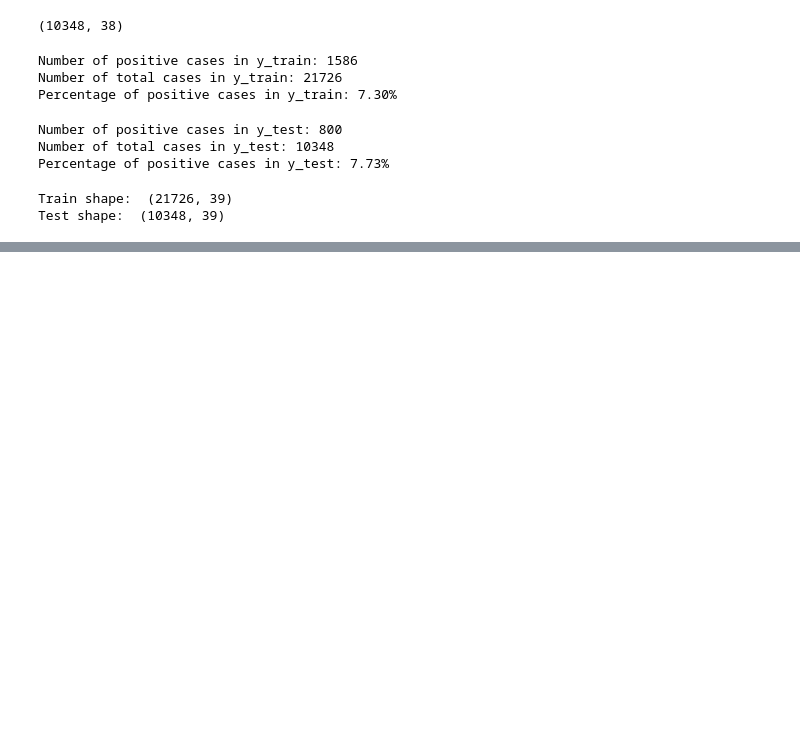
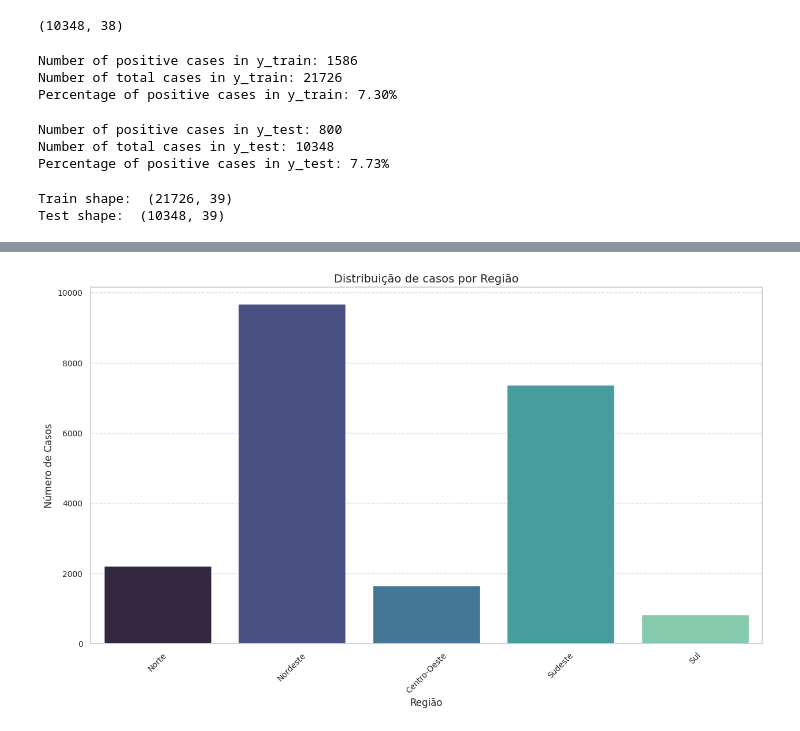
Before and after one commit to PietroGolfeto/DataSUS-Chikungunya-ML, a Jupyter notebook: data-cleaning/data-cleaning-hosp-pred-death.ipynb, the cells around one changed output, grey strips where cells are left out. Cells and saved outputs as stored; diff of their text form; code cells hidden in the pictures; blank space fills up the shorter version.

Commit message:
Improve plot visualization

```diff
--- a/data-cleaning/data-cleaning-hosp-pred-death.ipynb
+++ b/data-cleaning/data-cleaning-hosp-pred-death.ipynb
@@ -666,0 +676,4 @@ test.to_csv(f'{cleaned_path}test.csv', index=False)
+# %%
+# Carregar os dados do arquivo fornecido
+# data = pd.read_csv("/home/leandro/Documentos/UNICAMP/MC853/DataSUS-Chikungunya-ML/datasets/train.csv")
+data = pd.read_csv("/home/pietro/Desktop/DataSUS-Chikungunya-ML/datasets/train.csv")
@@ -938,0 +750,29 @@ Passing `palette` without assigning `hue` is deprecated and will be removed in v
+# %%
+# Gráfico de barras de casos confirmados por região
+
+region_counts = data[region_cols].sum()
+
+plt.figure(figsize=(15, 8))
+# Ajuste: Define hue igual ao eixo x e remove a legenda
+ax = sns.barplot(x=region_counts.index, y=region_counts.values,
+                 hue=region_counts.index, palette="mako", legend=False)
+
+plt.title("Distribuição de casos por Região", fontsize=14)
+plt.xlabel("Região", fontsize=12)
+plt.ylabel("Número de Casos", fontsize=12)
+plt.yticks(fontsize=10)
+plt.grid(axis='y', linestyle='--', alpha=0.7)
+
+# Fixar os ticks do eixo x para evitar avisos
+from matplotlib.ticker import FixedLocator
+ticks = ax.get_xticks()
+ax.xaxis.set_major_locator(FixedLocator(ticks))
+
+# Obter os rótulos atuais, mapear para os novos e atualizar os ticks
+current_labels = [label.get_text() for label in ax.get_xticklabels()]
+new_labels = [region_labels[label] if label in region_labels else label for label in current_labels]
+ax.set_xticklabels(new_labels, rotation=45, fontsize=10)
+
+plt.show()
+# %% [output]
+[figure, added]
```
Also changed, not shown: parts of 18 cells of this notebook.
